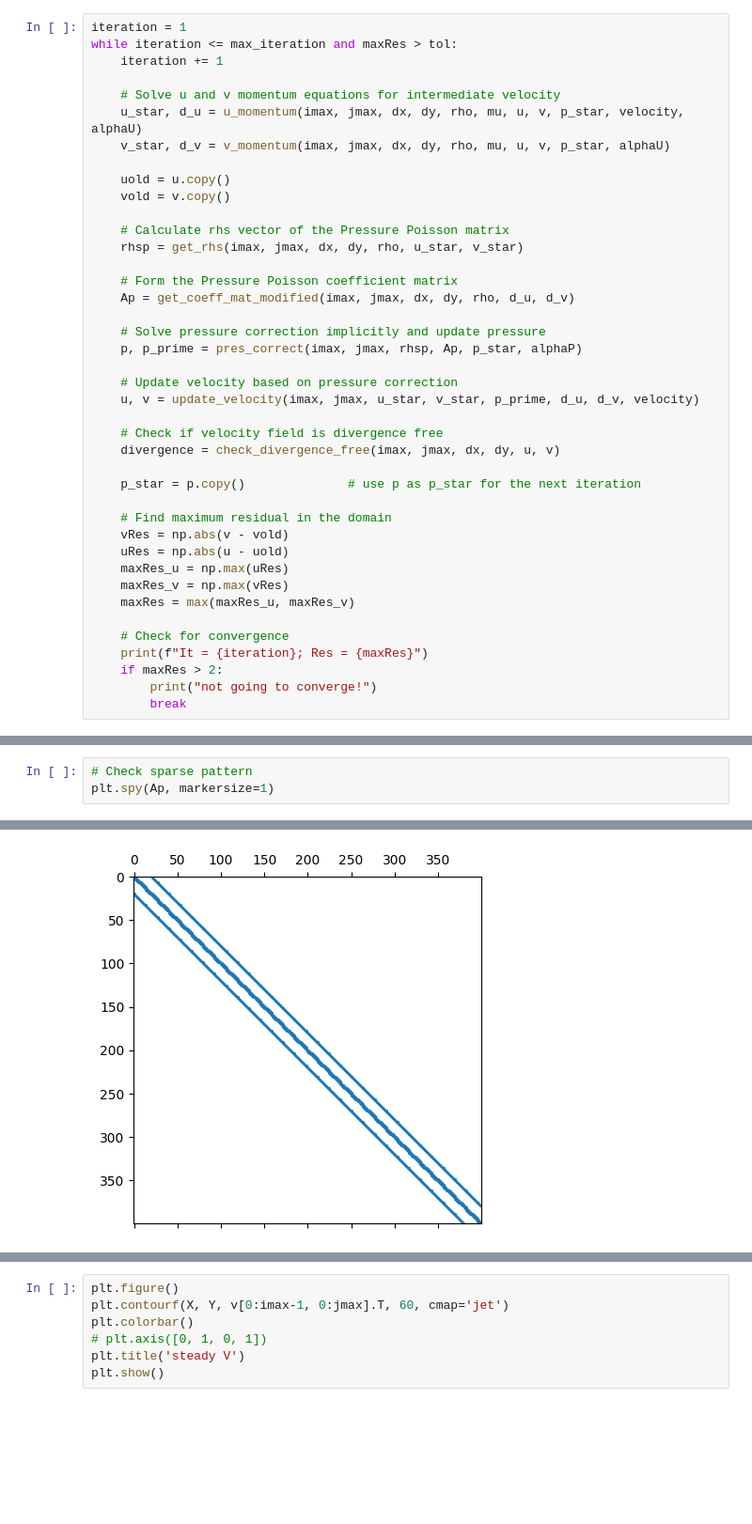
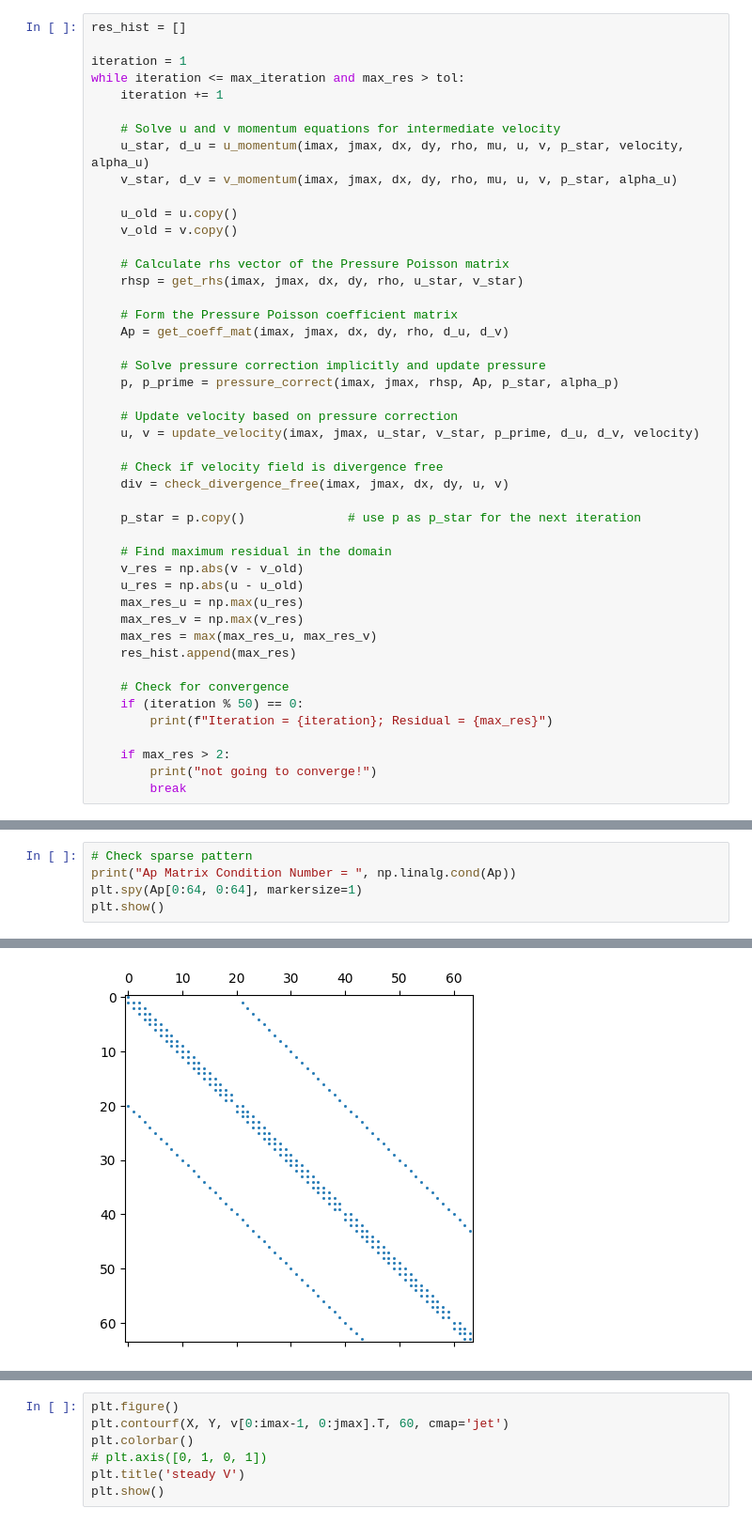
Before and after one commit to comp-physics/NISQ-Quantum-CFD, a Jupyter notebook: SIMPLE_LDC.ipynb, the cells around one changed output, grey strips where cells are left out. Shown at 94% size. Drawn from its saved outputs; the diff is of its cells as text; blank space fills up the shorter version.

Commit message:
add more visualizations

```diff
--- a/SIMPLE_LDC.ipynb
+++ b/SIMPLE_LDC.ipynb
@@ -47,42 +44,47 @@ u[:, jmax-1] = velocity
 # %%
+res_hist = []
+
 iteration = 1
-while iteration <= max_iteration and maxRes > tol:
+while iteration <= max_iteration and max_res > tol:
     iteration += 1
 
     # Solve u and v momentum equations for intermediate velocity
-    u_star, d_u = u_momentum(imax, jmax, dx, dy, rho, mu, u, v, p_star, velocity, alphaU)
-    v_star, d_v = v_momentum(imax, jmax, dx, dy, rho, mu, u, v, p_star, alphaU)
+    u_star, d_u = u_momentum(imax, jmax, dx, dy, rho, mu, u, v, p_star, velocity, alpha_u)
+    v_star, d_v = v_momentum(imax, jmax, dx, dy, rho, mu, u, v, p_star, alpha_u)
 
-    uold = u.copy()
-    vold = v.copy()
+    u_old = u.copy()
+    v_old = v.copy()
 
     # Calculate rhs vector of the Pressure Poisson matrix
     rhsp = get_rhs(imax, jmax, dx, dy, rho, u_star, v_star)
 
     # Form the Pressure Poisson coefficient matrix
-    Ap = get_coeff_mat_modified(imax, jmax, dx, dy, rho, d_u, d_v)
+    Ap = get_coeff_mat(imax, jmax, dx, dy, rho, d_u, d_v)
 
     # Solve pressure correction implicitly and update pressure
-    p, p_prime = pres_correct(imax, jmax, rhsp, Ap, p_star, alphaP)
+    p, p_prime = pressure_correct(imax, jmax, rhsp, Ap, p_star, alpha_p)
 
     # Update velocity based on pressure correction
     u, v = update_velocity(imax, jmax, u_star, v_star, p_prime, d_u, d_v, velocity)
 
     # Check if velocity field is divergence free
-    divergence = check_divergence_free(imax, jmax, dx, dy, u, v)
+    div = check_divergence_free(imax, jmax, dx, dy, u, v)
 
     p_star = p.copy()              # use p as p_star for the next iteration
 
     # Find maximum residual in the domain
-    vRes = np.abs(v - vold)
-    uRes = np.abs(u - uold)
-    maxRes_u = np.max(uRes)
-    maxRes_v = np.max(vRes)
-    maxRes = max(maxRes_u, maxRes_v)
+    v_res = np.abs(v - v_old)
+    u_res = np.abs(u - u_old)
+    max_res_u = np.max(u_res)
+    max_res_v = np.max(v_res)
+    max_res = max(max_res_u, max_res_v)
+    res_hist.append(max_res)
 
     # Check for convergence
-    print(f"It = {iteration}; Res = {maxRes}")
-    if maxRes > 2:
+    if (iteration % 50) == 0:
+        print(f"Iteration = {iteration}; Residual = {max_res}")
+
+    if max_res > 2:
         print("not going to converge!")
         break
 # %% [output]
@@ -106,4 +110,6 @@ It = 246; Res = 9.846781851119424e-06
 # %%
 # Check sparse pattern
-plt.spy(Ap, markersize=1)
+print("Ap Matrix Condition Number = ", np.linalg.cond(Ap))
+plt.spy(Ap[0:64, 0:64], markersize=1)
+plt.show()
 # %% [output]
@@ -111 +117 @@ plt.spy(Ap, markersize=1)
-[figure, old version]
+[figure, new version]
```
Also changed, not shown: parts of 14 cells of this notebook, 3 other files.
